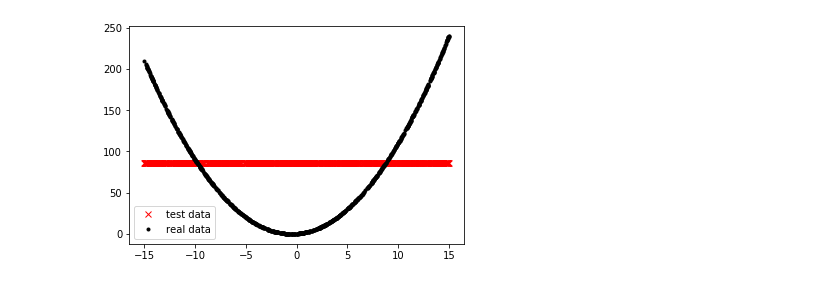
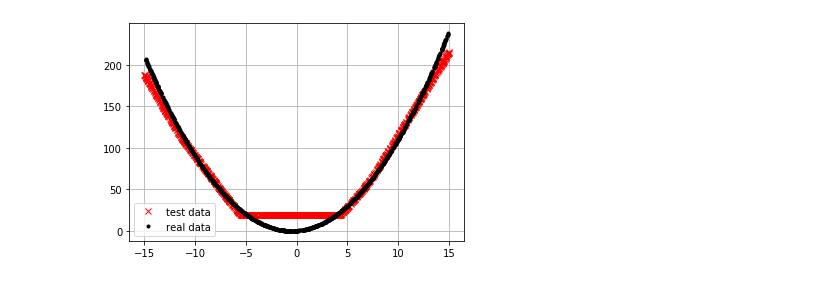
Before and after one commit to seungjoo99/kuten8, a Jupyter notebook: week2hw.ipynb, the cells around one changed output. Saved outputs shown, nothing was run; the diff lists cells and outputs as text; code cells hidden in the pictures.

```diff
--- a/week2hw.ipynb
+++ b/week2hw.ipynb
@@ -97,0 +105,10 @@ plt.show()
+# %%
+model1=nn.Sequential(nn.Linear(in_features=1,out_features=3),
+                     nn.ReLU(),
+                     nn.Linear(in_features=3,out_features=5),
+                     nn.ReLU(),
+                     nn.Linear(in_features=5,out_features=8),
+                     nn.ReLU(),
+                     nn.Linear(in_features=8,out_features=8),
+                     nn.ReLU(), nn.Linear(in_features=8,out_features=8),
+                     nn.ReLU(), nn.Linear(in_features=8,out_features=1))
@@ -136,7 +158,8 @@ y_test=model1(x_test)
 # %%
 plt.plot(x_test.data, y_test.data, 'rx')
 plt.plot(x.data, y2.data, 'k.')
 plt.legend(['test data', 'real data'])
+plt.grid(True)
 plt.show()
 # %% [output]
-[figure, old version]
+[figure, new version]
```
Also changed, not shown: parts of 12 cells of this notebook.
